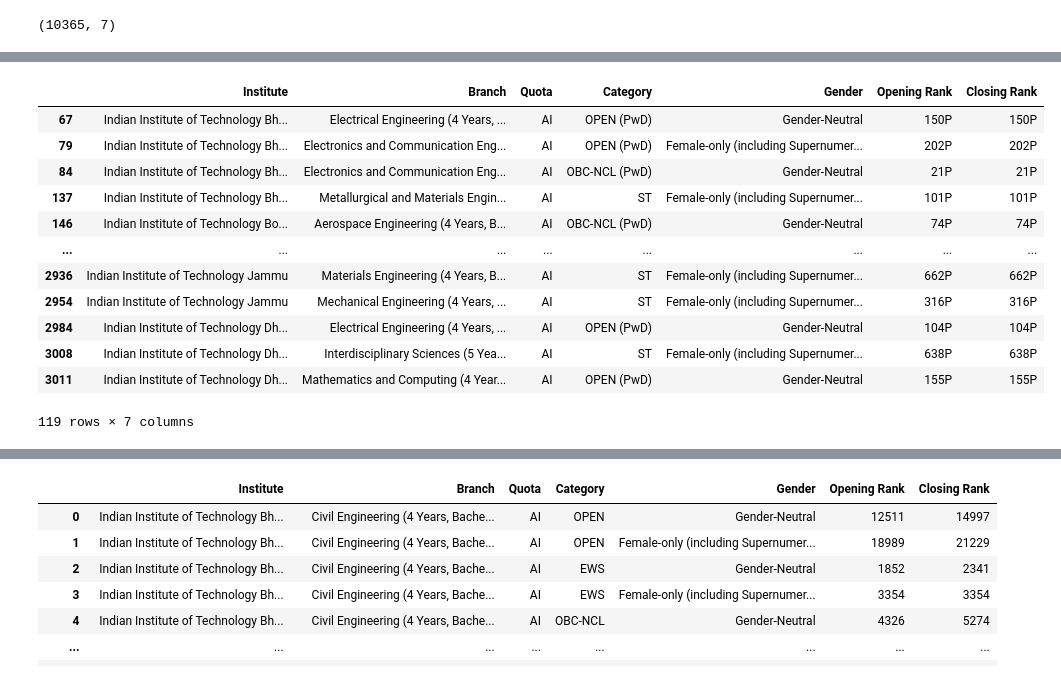
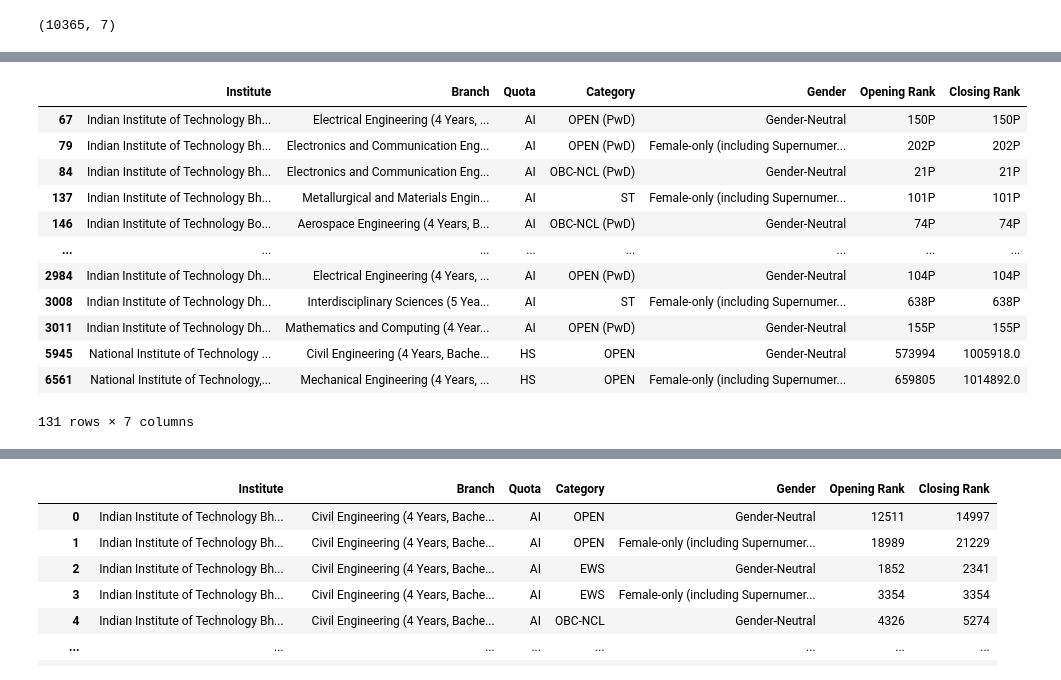
Before and after one commit to sass846/josaa-analysis, a Jupyter notebook: notebooks/scraping.ipynb, the cells around one changed output, grey strips where cells are left out. Drawn from its saved outputs; the diff is of its cells as text; code cells hidden in the pictures.

```diff
--- a/notebooks/scraping.ipynb
+++ b/notebooks/scraping.ipynb
@@ -106,6 +80,8 @@ df.columns
 Index(['Institute', 'Academic Program Name', 'Quota', 'Seat Type', 'Gender',
        'Opening Rank', 'Closing Rank'],
       dtype='object')
+# %%
+df.rename(columns={'Academic Program Name':'Branch', 'Seat Type':'Category'},inplace=True)
 # %%
 df.dtypes
 # %% [output]
@@ -192,2 +136,0 @@ df.loc[df.duplicated(subset=['Institute','Academic Program Name','Quota','Seat T
-# %%
-df.rename(columns={'Seat Type': 'Category', 'Academic Program Name': 'Branch'}, inplace=True)
@@ -210,17 +137,18 @@ df
 # %%
-df[~df['Opening Rank'].str.match('^\d+$')]
+#if any non numbers in Opening and Closing Ranks
+df[~df['Opening Rank'].str.match('^\d+$') | ~df['Closing Rank'].str.match('^\d+$')]
 # %% [output]
 |  | Institute | Branch | Quota | Category | Gender | Opening Rank | Closing Rank |
 | 67 | Indian Institute of Technology Bh... | Electrical Engineering (4 Years, ... | AI | OPEN (PwD) | Gender-Neutral | 150P | 150P |
 | 79 | Indian Institute of Technology Bh... | Electronics and Communication Eng... | AI | OPEN (PwD) | Female-only (including Supernumer... | 202P | 202P |
 | 84 | Indian Institute of Technology Bh... | Electronics and Communication Eng... | AI | OBC-NCL (PwD) | Gender-Neutral | 21P | 21P |
 | 137 | Indian Institute of Technology Bh... | Metallurgical and Materials Engin... | AI | ST | Female-only (including Supernumer... | 101P | 101P |
 | 146 | Indian Institute of Technology Bo... | Aerospace Engineering (4 Years, B... | AI | OBC-NCL (PwD) | Gender-Neutral | 74P | 74P |
 | ... | ... | ... | ... | ... | ... | ... | ... |
-| 2936 | Indian Institute of Technology Jammu | Materials Engineering (4 Years, B... | AI | ST | Female-only (including Supernumer... | 662P | 662P |
-| 2954 | Indian Institute of Technology Jammu | Mechanical Engineering (4 Years, ... | AI | ST | Female-only (including Supernumer... | 316P | 316P |
 | 2984 | Indian Institute of Technology Dh... | Electrical Engineering (4 Years, ... | AI | OPEN (PwD) | Gender-Neutral | 104P | 104P |
 | 3008 | Indian Institute of Technology Dh... | Interdisciplinary Sciences (5 Yea... | AI | ST | Female-only (including Supernumer... | 638P | 638P |
 | 3011 | Indian Institute of Technology Dh... | Mathematics and Computing (4 Year... | AI | OPEN (PwD) | Gender-Neutral | 155P | 155P |
+| 5945 | National Institute of Technology ... | Civil Engineering (4 Years, Bache... | HS | OPEN | Gender-Neutral | 573994 | 1005918.0 |
+| 6561 | National Institute of Technology,... | Mechanical Engineering (4 Years, ... | HS | OPEN | Female-only (including Supernumer... | 659805 | 1014892.0 |
-119 rows × 7 columns
+131 rows × 7 columns
 # %%
```
Also changed, not shown: parts of 37 cells of this notebook, 1 other file.
